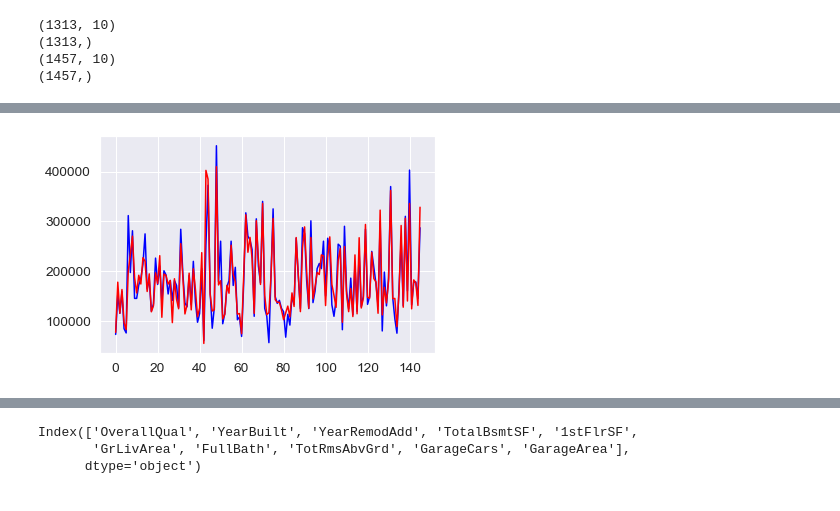
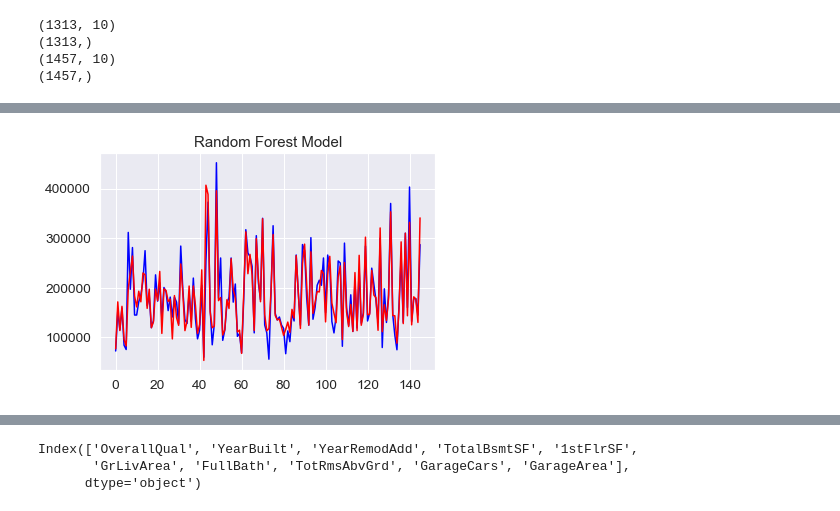
Before and after one commit to pshappycle/Home_Value_Predictor, a Jupyter notebook: Daniel/randomForestCV.ipynb, the cells around one changed output, grey strips where cells are left out. Cells and saved outputs as stored; diff of their text form; code cells hidden in the pictures.

```diff
--- a/Daniel/randomForestCV.ipynb
+++ b/Daniel/randomForestCV.ipynb
@@ -230,13 +236,13 @@ rf.predict(X2[[1]])[0]
 # %%
 y_predictor = rf.predict(X_test)
 
 plt.figure()
 plt.plot(y_test, color='blue')
 plt.plot(y_predictor, color='red');
 plt.title('Random Forest Model')
-plt.
+plt.savefig('rfprediction.png')
 # %% [output]
-[figure, old version]
+[figure, new version]
 # %%
 y_predictor = rf.predict(X2)
 
```
Also changed, not shown: parts of 10 cells of this notebook, 3 other files.
